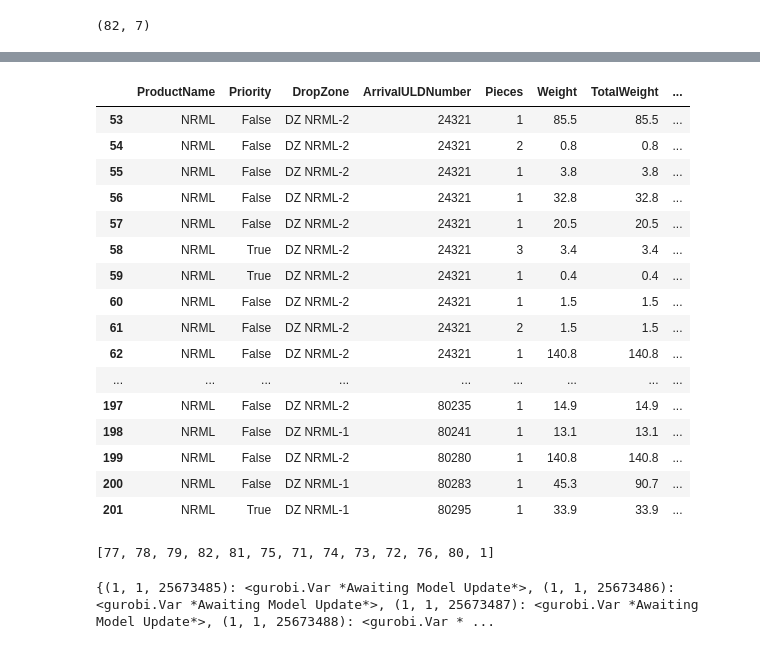
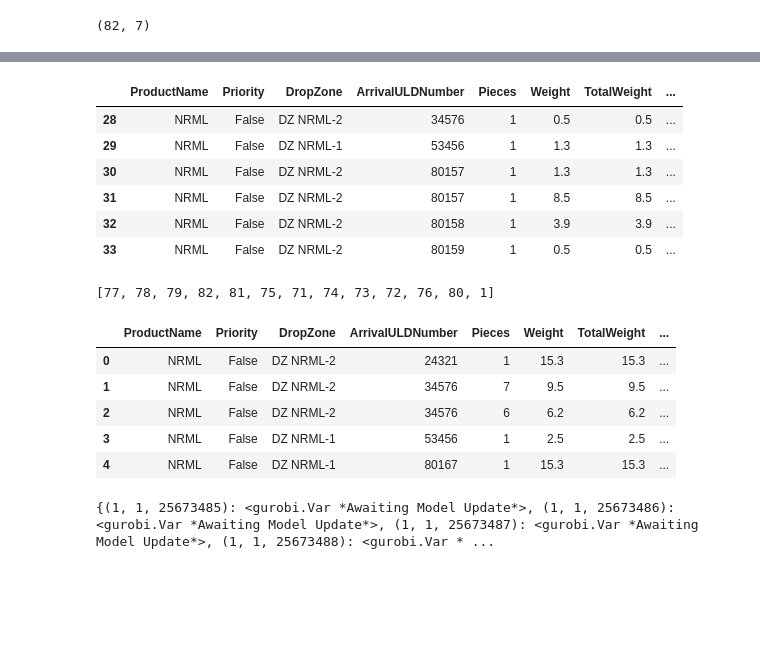
Before and after one commit to zanynik/rwth_opt, a Jupyter notebook: Gurobi - Air_Cargo_Time_Discreate_BU_zone.ipynb, the cells around one changed output, grey strips where cells are left out. Cells and saved outputs as stored; diff of their text form; code cells hidden in the pictures; blank space fills up the shorter version.

```diff
--- a/Gurobi - Air_Cargo_Time_Discreate_BU_zone.ipynb
+++ b/Gurobi - Air_Cargo_Time_Discreate_BU_zone.ipynb
@@ -642,25 +583,13 @@ Index(['ProductName', 'Priority', 'DropZone', 'ArrivalULDNumber', 'Pieces',
-# %%
-pd.set_option('display.width', 1000)
-pd.set_option('display.max_columns', 500)
-booking_new_BU[booking_new_BU.FlightNumber_y==1]
-# %% [output]
-|  | ProductName | Priority | DropZone | ArrivalULDNumber | Pieces | Weight | TotalWeight | ... |
-| 53 | NRML | False | DZ NRML-2 | 24321 | 1 | 85.5 | 85.5 | ... |
-| 54 | NRML | False | DZ NRML-2 | 24321 | 2 | 0.8 | 0.8 | ... |
-| 55 | NRML | False | DZ NRML-2 | 24321 | 1 | 3.8 | 3.8 | ... |
-| 56 | NRML | False | DZ NRML-2 | 24321 | 1 | 32.8 | 32.8 | ... |
-| 57 | NRML | False | DZ NRML-2 | 24321 | 1 | 20.5 | 20.5 | ... |
-| 58 | NRML | True | DZ NRML-2 | 24321 | 3 | 3.4 | 3.4 | ... |
-| 59 | NRML | True | DZ NRML-2 | 24321 | 1 | 0.4 | 0.4 | ... |
-| 60 | NRML | False | DZ NRML-2 | 24321 | 1 | 1.5 | 1.5 | ... |
-| 61 | NRML | False | DZ NRML-2 | 24321 | 2 | 1.5 | 1.5 | ... |
-| 62 | NRML | False | DZ NRML-2 | 24321 | 1 | 140.8 | 140.8 | ... |
-| ... | ... | ... | ... | ... | ... | ... | ... | ... |
-| 197 | NRML | False | DZ NRML-2 | 80235 | 1 | 14.9 | 14.9 | ... |
-| 198 | NRML | False | DZ NRML-1 | 80241 | 1 | 13.1 | 13.1 | ... |
-| 199 | NRML | False | DZ NRML-2 | 80280 | 1 | 140.8 | 140.8 | ... |
-| 200 | NRML | False | DZ NRML-1 | 80283 | 1 | 45.3 | 90.7 | ... |
-| 201 | NRML | True | DZ NRML-1 | 80295 | 1 | 33.9 | 33.9 | ... |
+# %%
+booking_new_BU[booking_new_BU.FlightNumber_y==75]
+# %% [output]
+|  | ProductName | Priority | DropZone | ArrivalULDNumber | Pieces | Weight | TotalWeight | ... |
+| 28 | NRML | False | DZ NRML-2 | 34576 | 1 | 0.5 | 0.5 | ... |
+| 29 | NRML | False | DZ NRML-1 | 53456 | 1 | 1.3 | 1.3 | ... |
+| 30 | NRML | False | DZ NRML-2 | 80157 | 1 | 1.3 | 1.3 | ... |
+| 31 | NRML | False | DZ NRML-2 | 80157 | 1 | 8.5 | 8.5 | ... |
+| 32 | NRML | False | DZ NRML-2 | 80158 | 1 | 3.9 | 3.9 | ... |
+| 33 | NRML | False | DZ NRML-2 | 80159 | 1 | 0.5 | 0.5 | ... |
 # %%
 booking_new_BU['shipment_ID'] = range(1, len(booking_new_BU) + 1)
 # %%
@@ -674,6 +603,15 @@ filghts_list = list(sample_shipments_bu['FlightNumberDeparture'].unique())
 filghts_list
 # %% [output]
 [77, 78, 79, 82, 81, 75, 71, 74, 73, 72, 76, 80, 1]
+# %%
+sample_shipments_bu.head()
+# %% [output]
+|  | ProductName | Priority | DropZone | ArrivalULDNumber | Pieces | Weight | TotalWeight | ... |
+| 0 | NRML | False | DZ NRML-2 | 24321 | 1 | 15.3 | 15.3 | ... |
+| 1 | NRML | False | DZ NRML-2 | 34576 | 7 | 9.5 | 9.5 | ... |
+| 2 | NRML | False | DZ NRML-2 | 34576 | 6 | 6.2 | 6.2 | ... |
+| 3 | NRML | False | DZ NRML-1 | 53456 | 1 | 2.5 | 2.5 | ... |
+| 4 | NRML | False | DZ NRML-1 | 80167 | 1 | 15.3 | 15.3 | ... |
 # %%
 model = Model('BU zone model')
 # %%
```
Also changed, not shown: parts of 24 cells of this notebook.
